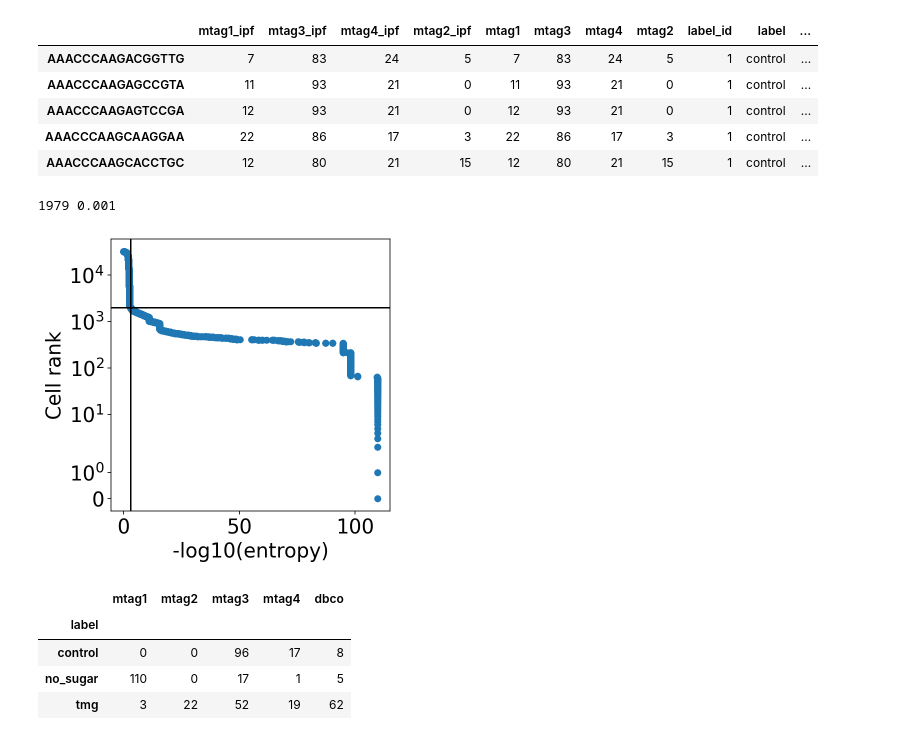
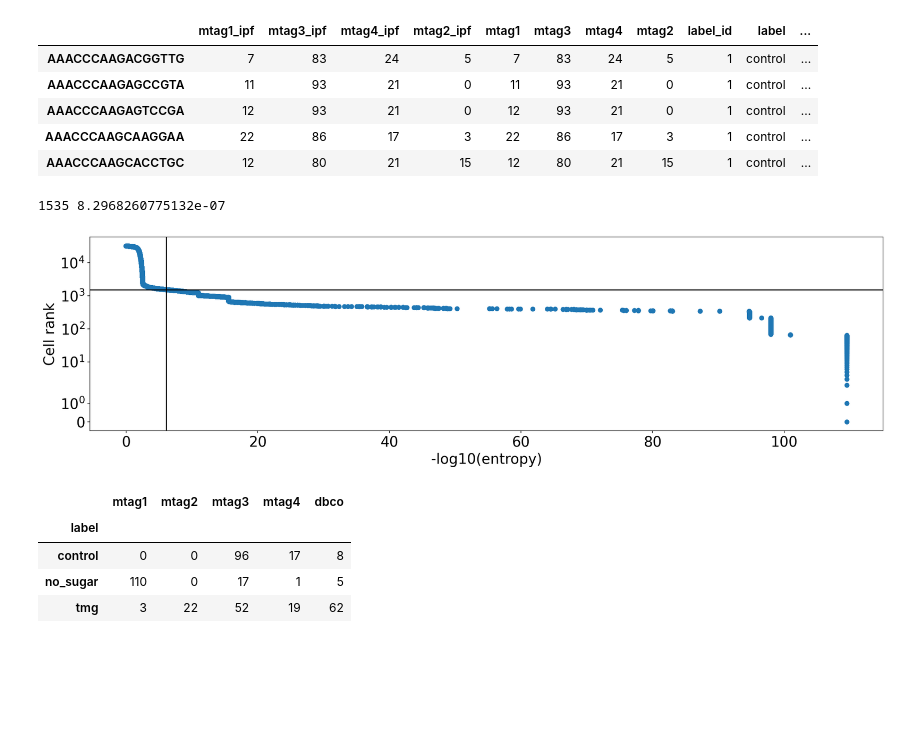
Before and after one commit to sbooeshaghi/azucar, a Jupyter notebook: analysis/293T/obs2/assign.ipynb, the cells around one changed output. Cells and saved outputs as stored; diff of their text form; code cells hidden in the pictures; blank space fills up the shorter version.

```diff
--- a/analysis/293T/obs2/assign.ipynb
+++ b/analysis/293T/obs2/assign.ipynb
@@ -1994,32 +2078,35 @@ df.head()
 | AAACCCAAGCAAGGAA | 22 | 86 | 17 | 3 | 22 | 86 | 17 | 3 | 1 | control | ... |
 | AAACCCAAGCACCTGC | 12 | 80 | 21 | 15 | 12 | 80 | 21 | 15 | 1 | control | ... |
 # %%
-fig, ax = plt.subplots(figsize=(5,5))
+fig, ax = plt.subplots(figsize=(20,5))
 
-adj_ent = -np.log10(df["ent"])
+adj_ent = -np.log10(df["ent"].values)
 x = np.sort(adj_ent)[::-1]
 y = np.arange(df.shape[0])
 
 ax.scatter(x,y)
 ax.set(**{
     "yscale": "symlog",
     "xlabel": "-log10(entropy)",
     "ylabel": "Cell rank"
 })
 
-elim = 3
-ind = np.where(x > elim)[0][-1]
+u, xx, v = knee(np.log1p(adj_ent.reshape(-1,1)))
+(cutoff, ncells) = gmm(xx, v, n_iter=1, n_comps=2)
+cutoff = np.exp(cutoff) - 1 # adjust (since we log1p it)
+
+ind = np.where(x > cutoff)[0][-1]
 ecutoff = x[ind]
 ax.axvline(x=ecutoff, color="k")
 ax.axhline(y=ind, color="k")
 
 
 fig.show()
 
-print(ind, 10**(-elim))
+print(ind, 10**(-cutoff))
 # %% [output]
-1979 0.001
+1535 8.2968260775132e-07
-[figure, old version]
+[figure, new version]
 # %%
 marker_genes = ["mtag1", "mtag2", "mtag3", "mtag4", "dbco"]
 marker_genes_norm = ["mtag1_ipf", "mtag2_ipf", "mtag3_ipf", "mtag4_ipf", "dbco_ipf"]
```
Also changed, not shown: parts of 1 cell of this notebook.
